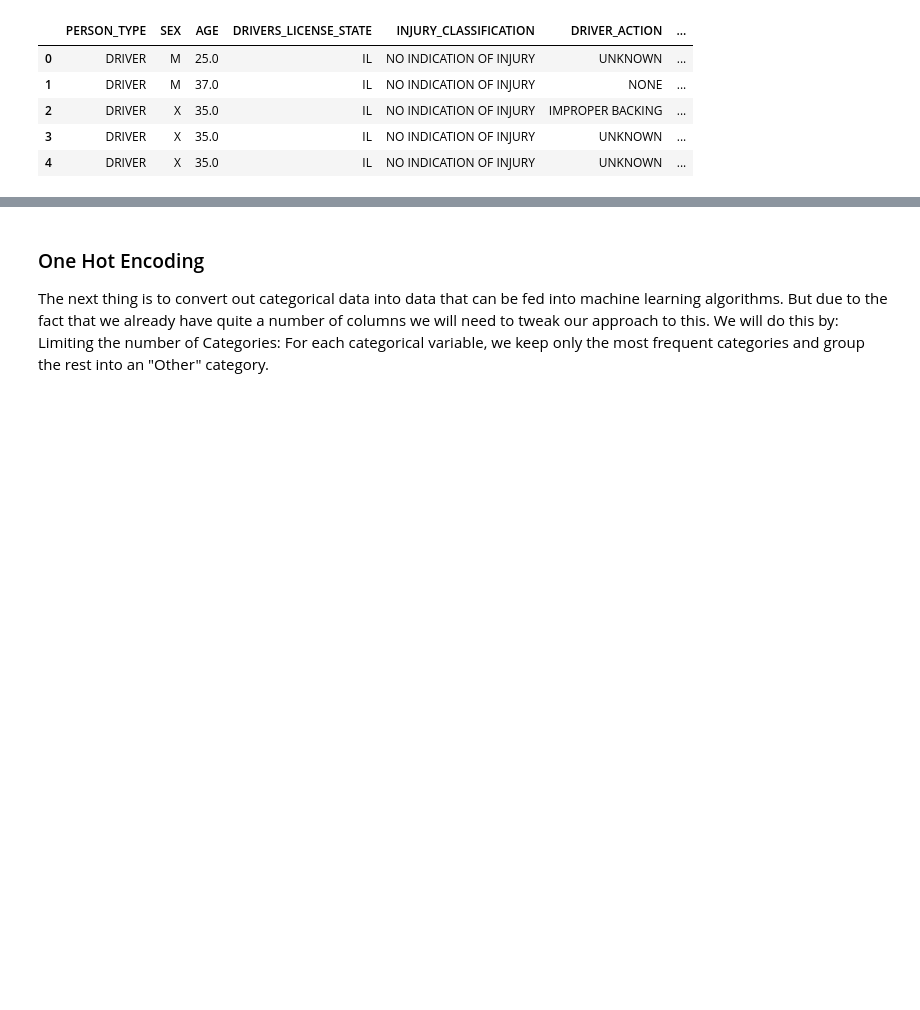
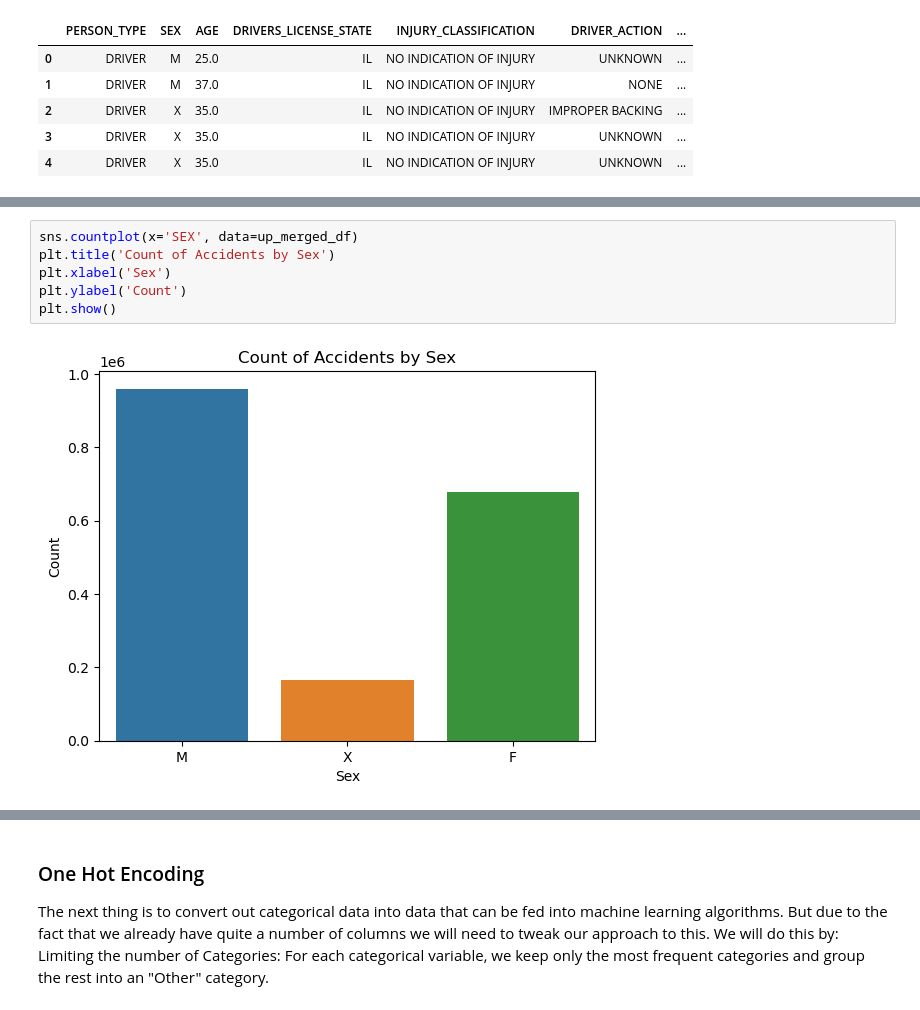
Before and after one commit to William-Itotia/DSC-Chicago-Car-Crash-Analysis, a Jupyter notebook: Project.ipynb, the cells around one changed output, grey strips where cells are left out. Saved outputs shown, nothing was run; the diff lists cells and outputs as text; blank space fills up the shorter version.

```diff
--- a/Project.ipynb
+++ b/Project.ipynb
@@ -470,0 +499,8 @@ up_merged_df.head()
+# %%
+sns.countplot(x='SEX', data=up_merged_df)
+plt.title('Count of Accidents by Sex')
+plt.xlabel('Sex')
+plt.ylabel('Count')
+plt.show()
+# %% [output]
+[figure, added]
```
Also changed, not shown: parts of 6 cells of this notebook.
